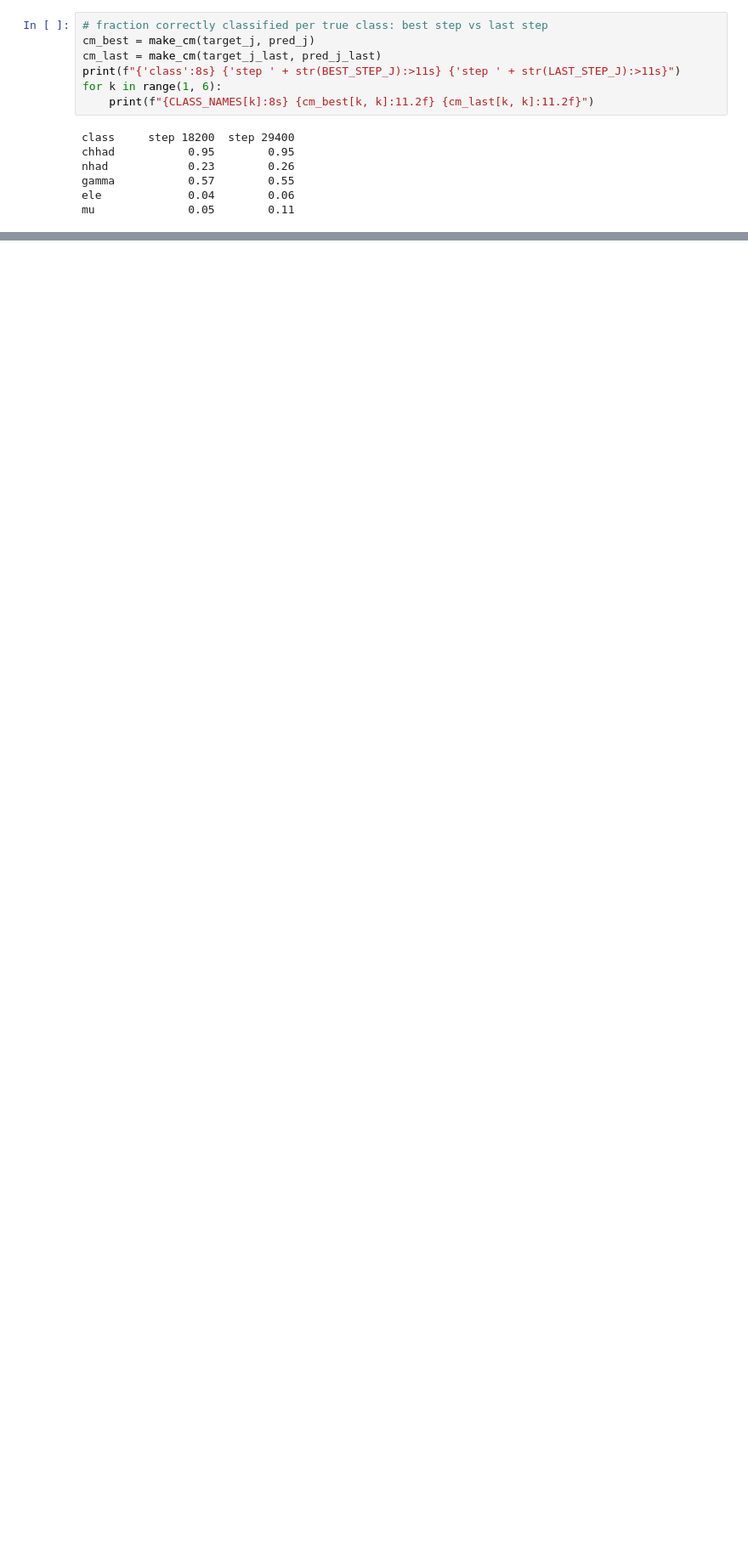
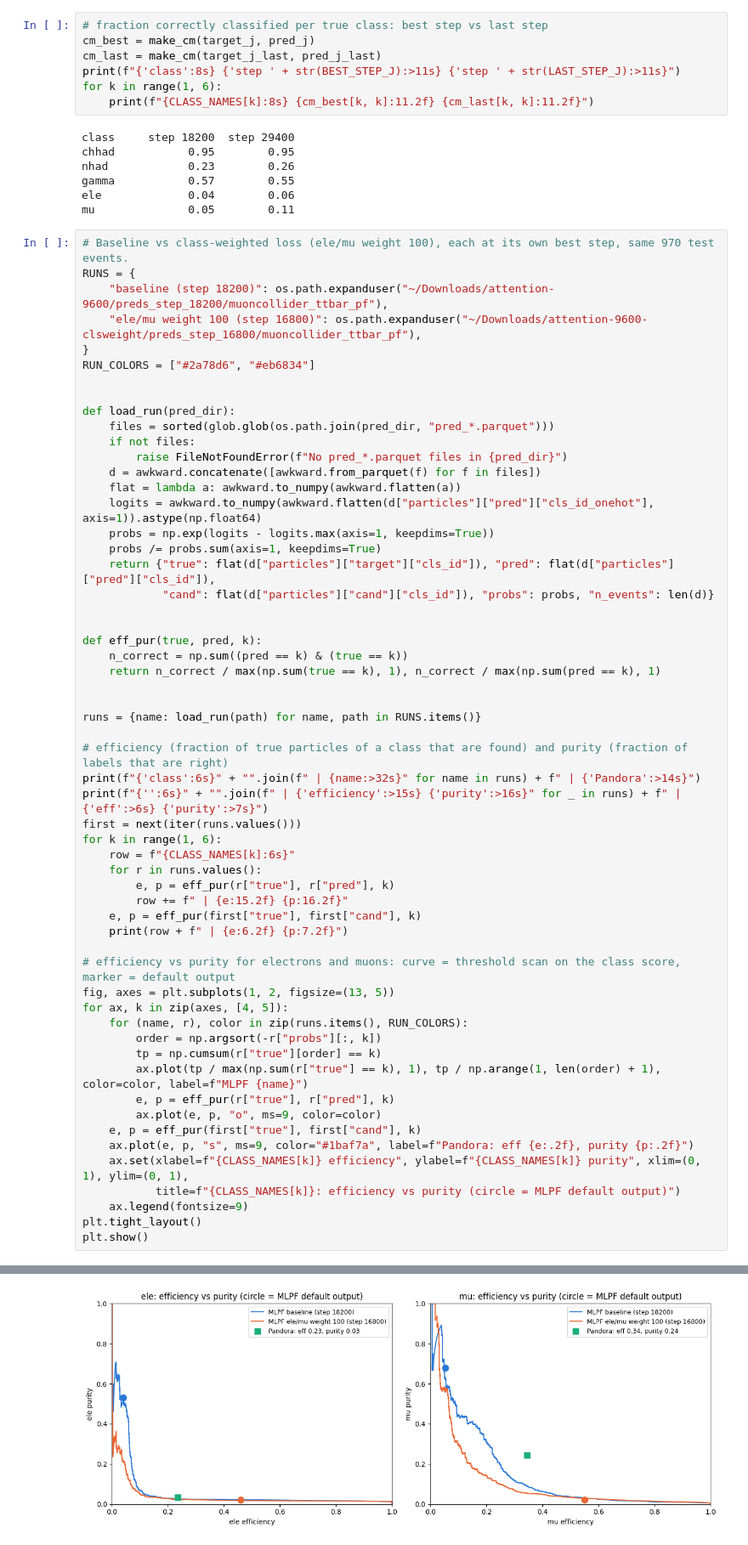
Before and after one commit to TNYASIN/particleflow, a Jupyter notebook: notebooks/muon-predictions.ipynb, the cells around one changed output, grey strips where cells are left out. Shown at 85% size. Cells and saved outputs as stored; diff of their text form; blank space fills up the shorter version.

Commit message:
more pred and eda

```diff
--- a/notebooks/muon-predictions.ipynb
+++ b/notebooks/muon-predictions.ipynb
@@ -579,3 +579,61 @@ nhad            0.23        0.26
 gamma           0.57        0.55
 ele             0.04        0.06
 mu              0.05        0.11
+# %%
+# Baseline vs class-weighted loss (ele/mu weight 100), each at its own best step, same 970 test events.
+RUNS = {
+    "baseline (step 18200)": os.path.expanduser("~/Downloads/attention-9600/preds_step_18200/muoncollider_ttbar_pf"),
+    "ele/mu weight 100 (step 16800)": os.path.expanduser("~/Downloads/attention-9600-clsweight/preds_step_16800/muoncollider_ttbar_pf"),
+}
+RUN_COLORS = ["#2a78d6", "#eb6834"]
+
+
+def load_run(pred_dir):
+    files = sorted(glob.glob(os.path.join(pred_dir, "pred_*.parquet")))
+    if not files:
+        raise FileNotFoundError(f"No pred_*.parquet files in {pred_dir}")
+    d = awkward.concatenate([awkward.from_parquet(f) for f in files])
+    flat = lambda a: awkward.to_numpy(awkward.flatten(a))
+    logits = awkward.to_numpy(awkward.flatten(d["particles"]["pred"]["cls_id_onehot"], axis=1)).astype(np.float64)
+    probs = np.exp(logits - logits.max(axis=1, keepdims=True))
+    probs /= probs.sum(axis=1, keepdims=True)
+    return {"true": flat(d["particles"]["target"]["cls_id"]), "pred": flat(d["particles"]["pred"]["cls_id"]),
+            "cand": flat(d["particles"]["cand"]["cls_id"]), "probs": probs, "n_events": len(d)}
+
+
+def eff_pur(true, pred, k):
+    n_correct = np.sum((pred == k) & (true == k))
+    return n_correct / max(np.sum(true == k), 1), n_correct / max(np.sum(pred == k), 1)
+
+
+runs = {name: load_run(path) for name, path in RUNS.items()}
+
+# efficiency (fraction of true particles of a class that are found) and purity (fraction of labels that are right)
+print(f"{'class':6s}" + "".join(f" | {name:>32s}" for name in runs) + f" | {'Pandora':>14s}")
+print(f"{'':6s}" + "".join(f" | {'efficiency':>15s} {'purity':>16s}" for _ in runs) + f" | {'eff':>6s} {'purity':>7s}")
+first = next(iter(runs.values()))
+for k in range(1, 6):
+    row = f"{CLASS_NAMES[k]:6s}"
+    for r in runs.values():
+        e, p = eff_pur(r["true"], r["pred"], k)
+        row += f" | {e:15.2f} {p:16.2f}"
+    e, p = eff_pur(first["true"], first["cand"], k)
+    print(row + f" | {e:6.2f} {p:7.2f}")
+
+# efficiency vs purity for electrons and muons: curve = threshold scan on the class score, marker = default output
+fig, axes = plt.subplots(1, 2, figsize=(13, 5))
+for ax, k in zip(axes, [4, 5]):
+    for (name, r), color in zip(runs.items(), RUN_COLORS):
+        order = np.argsort(-r["probs"][:, k])
+        tp = np.cumsum(r["true"][order] == k)
+        ax.plot(tp / max(np.sum(r["true"] == k), 1), tp / np.arange(1, len(order) + 1), color=color, label=f"MLPF {name}")
+        e, p = eff_pur(r["true"], r["pred"], k)
+        ax.plot(e, p, "o", ms=9, color=color)
+    e, p = eff_pur(first["true"], first["cand"], k)
+    ax.plot(e, p, "s", ms=9, color="#1baf7a", label=f"Pandora: eff {e:.2f}, purity {p:.2f}")
+    ax.set(xlabel=f"{CLASS_NAMES[k]} efficiency", ylabel=f"{CLASS_NAMES[k]} purity", xlim=(0, 1), ylim=(0, 1),
+           title=f"{CLASS_NAMES[k]}: efficiency vs purity (circle = MLPF default output)")
+    ax.legend(fontsize=9)
+plt.tight_layout()
+plt.show()
+# %% [output]
@@ -581,0 +647 @@ mu              0.05        0.11
+[figure, added]
```
Also changed, not shown: parts of 4 cells of this notebook, 3 other files.
